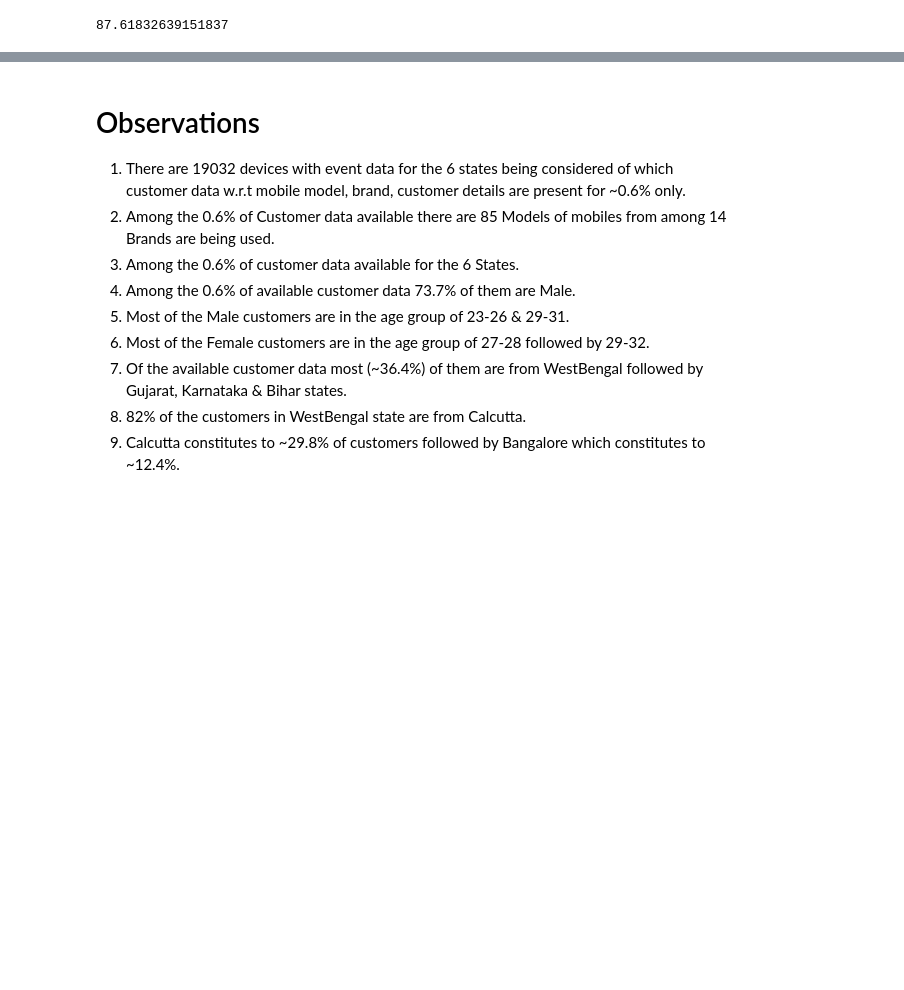
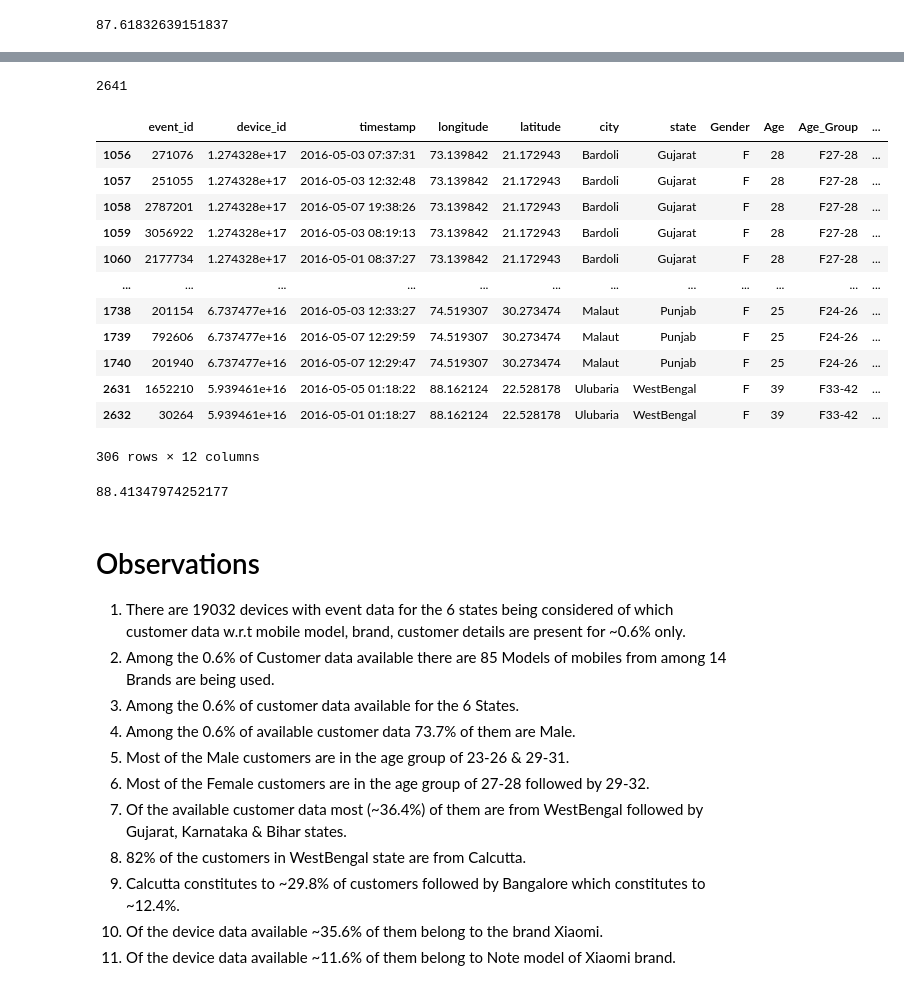
Before and after one commit to santhoshbvsrk/CapstoneProjects, a Jupyter notebook: DataAnalytics_CDF/InsaidTelecom_CDFCapstone.ipynb, the cells around one changed output, grey strips where cells are left out. Saved outputs shown, nothing was run; the diff lists cells and outputs as text; code cells hidden in the pictures; blank space fills up the shorter version.

```diff
--- a/DataAnalytics_CDF/InsaidTelecom_CDFCapstone.ipynb
+++ b/DataAnalytics_CDF/InsaidTelecom_CDFCapstone.ipynb
@@ -394,3 +440,27 @@ Name: city, dtype: int64
+# %%
+device_data_df['Model'].value_counts(ascending=False)
+# %% [output]
+2641
+# %%
+device_data_df[device_data_df['Model']=='红米note']
+# %% [output]
+|  | event_id | device_id | timestamp | longitude | latitude | city | state | Gender | Age | Age_Group | ... |
+| 1056 | 271076 | 1.274328e+17 | 2016-05-03 07:37:31 | 73.139842 | 21.172943 | Bardoli | Gujarat | F | 28 | F27-28 | ... |
+| 1057 | 251055 | 1.274328e+17 | 2016-05-03 12:32:48 | 73.139842 | 21.172943 | Bardoli | Gujarat | F | 28 | F27-28 | ... |
+| 1058 | 2787201 | 1.274328e+17 | 2016-05-07 19:38:26 | 73.139842 | 21.172943 | Bardoli | Gujarat | F | 28 | F27-28 | ... |
+| 1059 | 3056922 | 1.274328e+17 | 2016-05-03 08:19:13 | 73.139842 | 21.172943 | Bardoli | Gujarat | F | 28 | F27-28 | ... |
+| 1060 | 2177734 | 1.274328e+17 | 2016-05-01 08:37:27 | 73.139842 | 21.172943 | Bardoli | Gujarat | F | 28 | F27-28 | ... |
+| ... | ... | ... | ... | ... | ... | ... | ... | ... | ... | ... | ... |
+| 1738 | 201154 | 6.737477e+16 | 2016-05-03 12:33:27 | 74.519307 | 30.273474 | Malaut | Punjab | F | 25 | F24-26 | ... |
+| 1739 | 792606 | 6.737477e+16 | 2016-05-07 12:29:59 | 74.519307 | 30.273474 | Malaut | Punjab | F | 25 | F24-26 | ... |
+| 1740 | 201940 | 6.737477e+16 | 2016-05-07 12:29:47 | 74.519307 | 30.273474 | Malaut | Punjab | F | 25 | F24-26 | ... |
+| 2631 | 1652210 | 5.939461e+16 | 2016-05-05 01:18:22 | 88.162124 | 22.528178 | Ulubaria | WestBengal | F | 39 | F33-42 | ... |
+| 2632 | 30264 | 5.939461e+16 | 2016-05-01 01:18:27 | 88.162124 | 22.528178 | Ulubaria | WestBengal | F | 39 | F33-42 | ... |
+306 rows × 12 columns
+# %%
+((device_data_df['Model'].count() - device_data_df[device_data_df['Model']=='红米note']['device_id'].count()) / device_data_df['Model'].count()) * 100
+# %% [output]
+88.41347974252177
 # %% [markdown]
 # Observations
 
@@ -404,3 +474,5 @@ Name: city, dtype: int64
 7. Of the available customer data most (~36.4%) of them are from WestBengal followed by Gujarat, Karnataka & Bihar states.
 8. 82% of the customers in WestBengal state are from Calcutta.
 9. Calcutta constitutes to ~29.8% of customers followed by Bangalore which constitutes to ~12.4%.
+10. Of the device data available ~35.6% of them belong to the brand Xiaomi.
+11. Of the device data available ~11.6% of them belong to Note model of Xiaomi brand.
```
Also changed, not shown: parts of 10 cells of this notebook.
